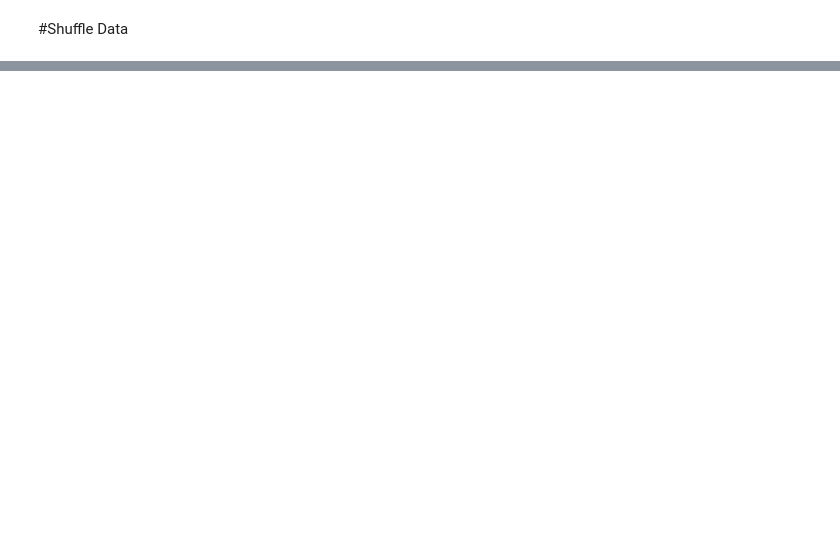
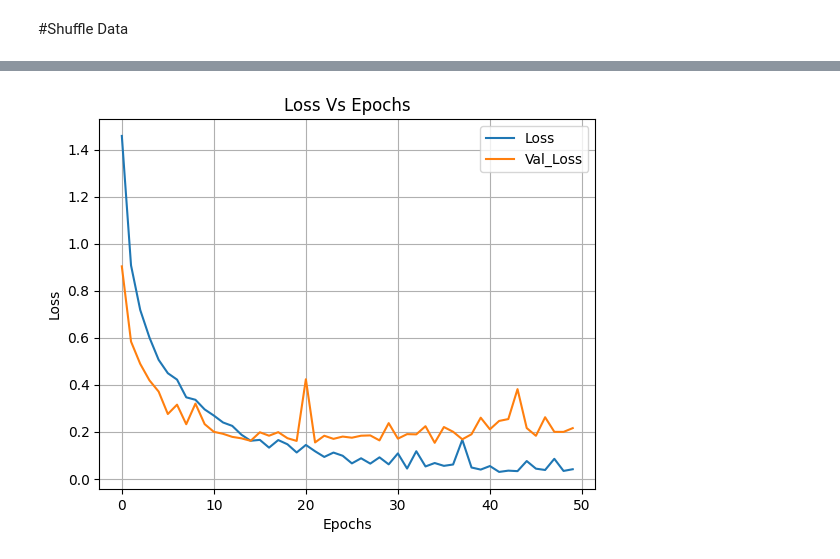
Before and after one commit to akshkalyani/Minor-Project, a Jupyter notebook: leafdiseases.ipynb, the cells around one changed output, grey strips where cells are left out. Saved outputs shown, nothing was run; the diff lists cells and outputs as text; code cells hidden in the pictures; blank space fills up the shorter version.

```diff
--- a/leafdiseases.ipynb
+++ b/leafdiseases.ipynb
@@ -70,0 +107,31 @@ x_train.shape, y_train.shape, x_test.shape, y_test.shape
+# %%
+model = k.models.Sequential()
+
+model.add(k.layers.Conv2D(16, (5, 5), activation="relu", input_shape=(100, 100, 3), padding="same"))
+model.add(k.layers.AveragePooling2D((2, 2)))
+
+model.add(k.layers.Conv2D(32, (4, 4), activation="relu",  padding="same"))
+# model.add(k.layers.BatchNormalization())
+model.add(k.layers.AveragePooling2D((2, 2)))
+
+
+model.add(k.layers.Conv2D(64, (3, 3), activation="relu", padding="same"))
+model.add(k.layers.AveragePooling2D((2, 2)))
+
+model.add(k.layers.Conv2D(128, (2, 2), activation="relu", padding="same"))
+model.add(k.layers.MaxPool2D((2, 2)))
+
+model.add(k.layers.Flatten())
+
+model.add(k.layers.Dense(256, activation="relu"))
+# model.add(k.layers.BatchNormalization())
+model.add(k.layers.Dropout(0.5))
+
+model.add(k.layers.Dense(32, activation="relu"))
+model.add(k.layers.Dropout(0.2))
+
+model.add(k.layers.Dense(7, activation="softmax"))
+
+model.compile(optimizer="adam", loss=k.losses.CategoricalCrossentropy(), metrics=["accuracy"])
+
+model.summary()
@@ -70,0 +156,2 @@ x_train.shape, y_train.shape, x_test.shape, y_test.shape
+# %%
+history = model.fit(x_train, y_train, epochs=50, validation_data=(x_test, y_test), validation_split=0.4)
@@ -70,0 +176,13 @@ x_train.shape, y_train.shape, x_test.shape, y_test.shape
+# %%
+plt.plot(history.history["loss"], label="Loss")
+plt.plot(history.history["val_loss"], label="Val_Loss")
+
+plt.xlabel("Epochs")
+plt.ylabel("Loss")
+
+plt.title("Loss Vs Epochs")
+
+plt.legend()
+plt.grid()
+# %% [output]
+[figure, added]
```
Also changed, not shown: parts of 17 cells of this notebook.
